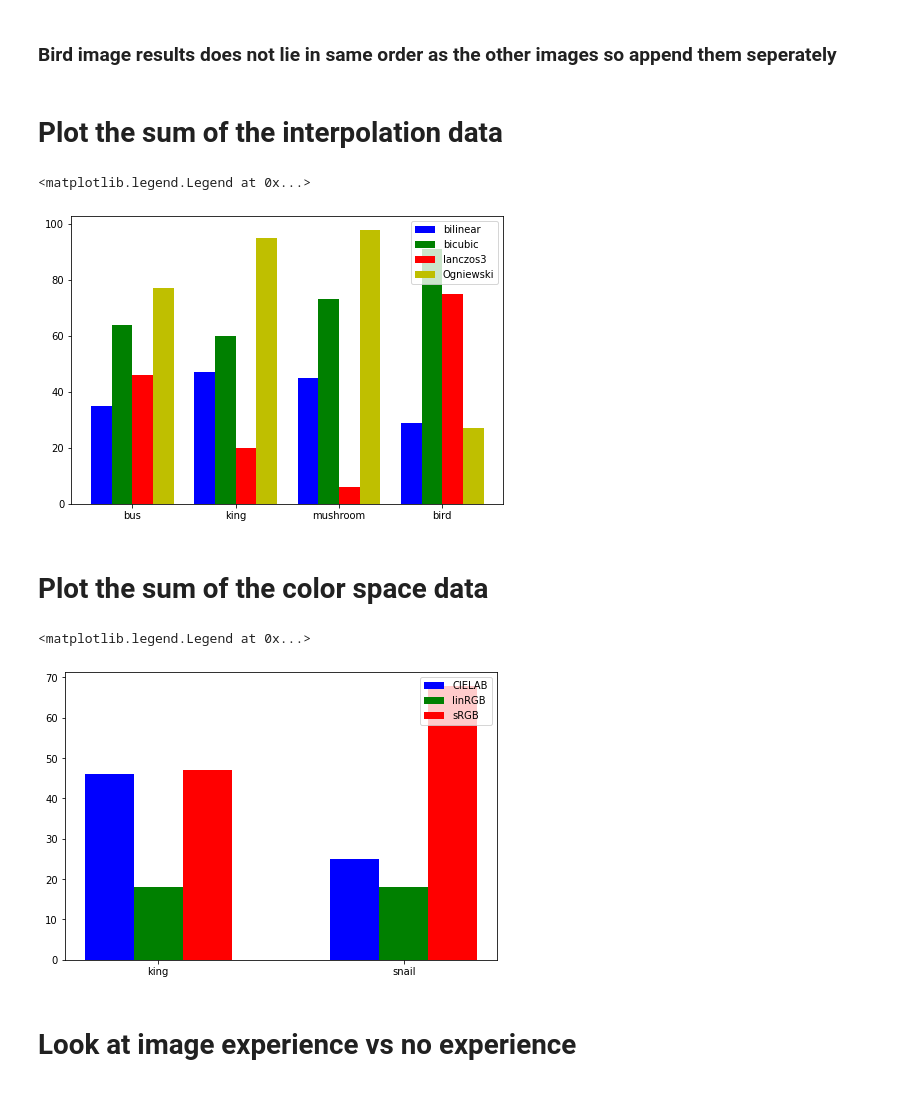
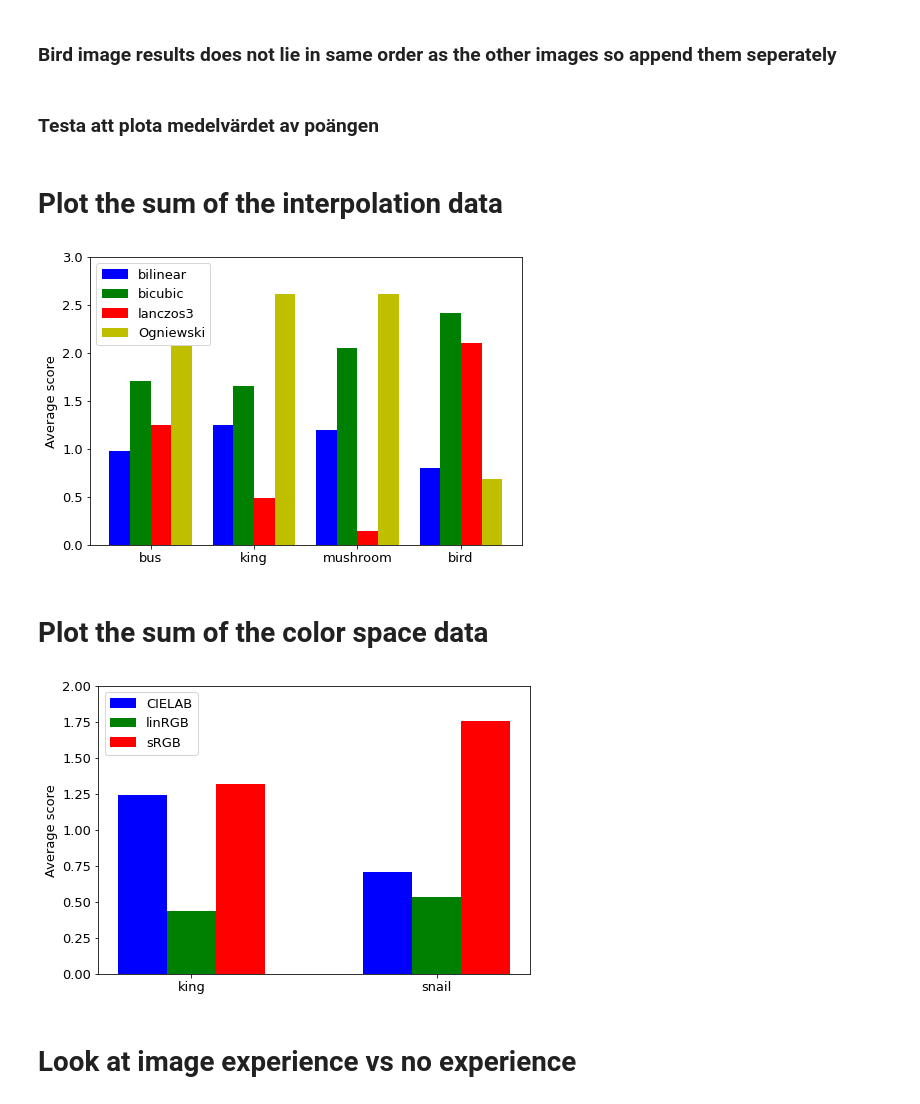
Before and after one commit to pannacotta98/color-interpolation, a Jupyter notebook: subjective-analysis/subj-analysis-test.ipynb, the cells around one changed output. Saved outputs shown, nothing was run; the diff lists cells and outputs as text; code cells hidden in the pictures.

```diff
--- a/subjective-analysis/subj-analysis-test.ipynb
+++ b/subjective-analysis/subj-analysis-test.ipynb
@@ -6,7 +6,7 @@ from io import StringIO
 import matplotlib.pyplot as plt
 import numpy as np
 
-with open("results_april_25.csv") as f:
+with open("results_april_28.csv") as f:
   csv_string = f.read()
 
 # Split the two tables
@@ -157,6 +157,17 @@ for x in color_data:
     lab.append(x[0])
     linrgb.append(x[1])
     srgb.append(x[2])
+# %% [markdown]
+### Testa att plota medelvärdet av poängen
+# %%
+avg_bilinear = [x / table1.shape[0] for x in bilinear]
+avg_bicubic = [x / table1.shape[0] for x in bicubic]
+avg_lanczos3 = [x / table1.shape[0] for x in lanczos3]
+avg_ogniewski = [x / table1.shape[0] for x in ogniewski]
+
+avg_lab = [x / table1.shape[0] for x in lab]
+avg_linrgb = [x / table1.shape[0] for x in linrgb]
+avg_srgb = [x / table1.shape[0] for x in srgb]
 # %% [markdown]
 # Plot the sum of the interpolation data
 # %%
@@ -166,34 +177,37 @@ ax = fig.add_axes([0,0,1,1])
 xaxis = ['bus','king','mushroom','bird']
 xi = list(range(len(xaxis)))
 plt.xticks(xi,xaxis)
+plt.rc('font', size=13)
 
 
-ax.bar(X - 0.3, bilinear, color = 'b', width = 0.2, align='center', label='bilinear')
-ax.bar(X - 0.10, bicubic, color = 'g', width = 0.2, align='center', label='bicubic')
-ax.bar(X + 0.1, lanczos3, color = 'r', width = 0.2, align='center', label='lanczos3')
-ax.bar(X + 0.3, ogniewski, color = 'y', width = 0.2, align='center', label='Ogniewski')
-ax.legend(loc='upper right')
+ax.bar(X - 0.3, avg_bilinear, color = 'b', width = 0.2, align='center', label='bilinear')
+ax.bar(X - 0.10, avg_bicubic, color = 'g', width = 0.2, align='center', label='bicubic')
+ax.bar(X + 0.1, avg_lanczos3, color = 'r', width = 0.2, align='center', label='lanczos3')
+ax.bar(X + 0.3, avg_ogniewski, color = 'y', width = 0.2, align='center', label='Ogniewski')
+ax.legend(loc='upper left')
+ax.set_ylim(0,3)
+ax.set_ylabel('Average score')
 # %% [output]
-<matplotlib.legend.Legend at 0x...>
-[figure, old version]
+[figure, new version]
 # %% [markdown]
 # Plot the sum of the color space data
 # %%
 X = np.arange(2)
 fig = plt.figure()
 ax = fig.add_axes([0,0,1,1])
 xaxis = ['king','snail']
 xi = list(range(len(xaxis)))
 plt.xticks(xi,xaxis)
 
 
-ax.bar(X - 0.2, lab, color = 'b', width = 0.2, align='center', label='CIELAB')
-ax.bar(X - 0.0, linrgb, color = 'g', width = 0.2, align='center', label='linRGB')
-ax.bar(X + 0.2, srgb, color = 'r', width = 0.2, align='center', label='sRGB')
-ax.legend(loc='upper right')
+ax.bar(X - 0.2, avg_lab, color = 'b', width = 0.2, align='center', label='CIELAB')
+ax.bar(X - 0.0, avg_linrgb, color = 'g', width = 0.2, align='center', label='linRGB')
+ax.bar(X + 0.2, avg_srgb, color = 'r', width = 0.2, align='center', label='sRGB')
+ax.legend(loc='upper left')
+ax.set_ylim(0,2)
+ax.set_ylabel('Average score')
 # %% [output]
-<matplotlib.legend.Legend at 0x...>
-[figure, old version]
+[figure, new version]
 # %% [markdown]
 # Look at image experience vs no experience
 # %%
```
Also changed, not shown: parts of 12 cells of this notebook.
